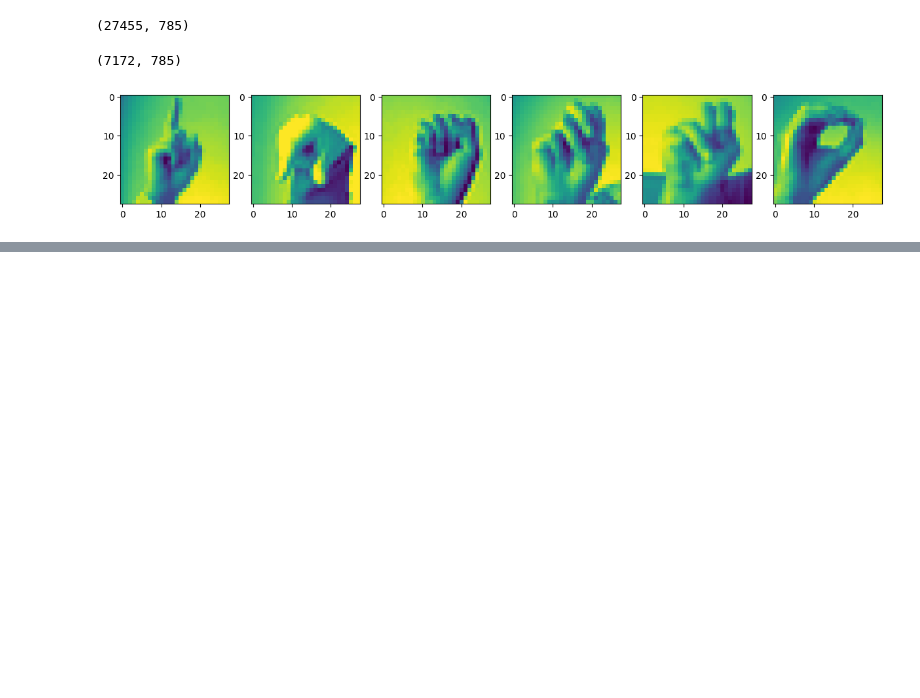
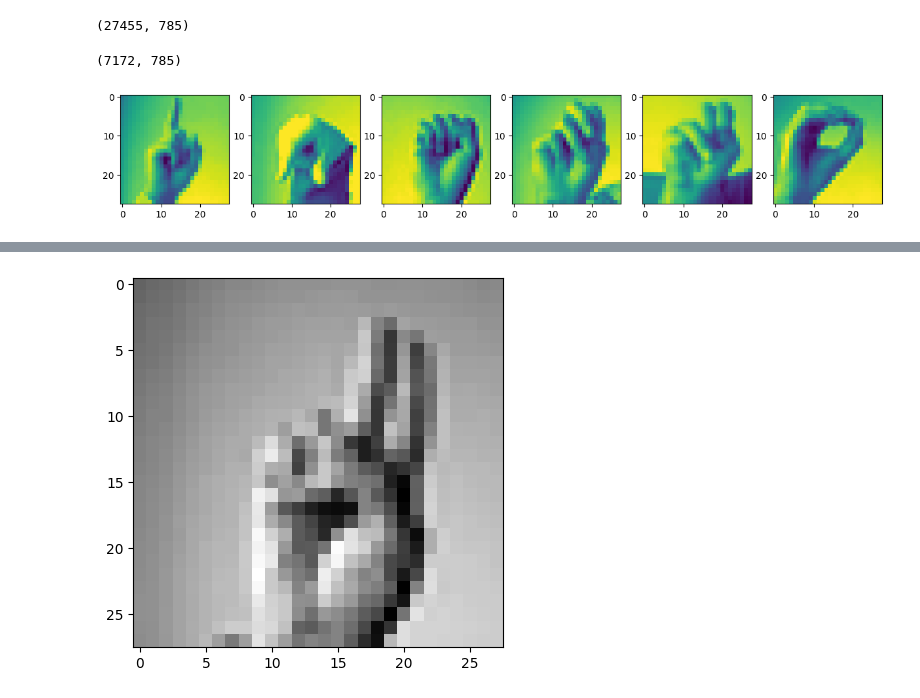
Before and after one commit to Olanle/Project-002, a Jupyter notebook: 001.ipynb, the cells around one changed output, grey strips where cells are left out. Cells and saved outputs as stored; diff of their text form; code cells hidden in the pictures; blank space fills up the shorter version.

```diff
--- a/001.ipynb
+++ b/001.ipynb
@@ -62,0 +93,6 @@ plt.show()
+# %%
+# Label Encoding
+
+from sklearn.preprocessing import LabelBinarizer
+label_binarizer = LabelBinarizer()
+Y_train = label_binarizer.fit_transform(Y_train)
@@ -62,0 +112,5 @@ plt.show()
+# %%
+plt.imshow(X_train[10][:, :,0], cmap='gray')
+plt.show()
+# %% [output]
+[figure, added]
```
Also changed, not shown: parts of 6 cells of this notebook.
